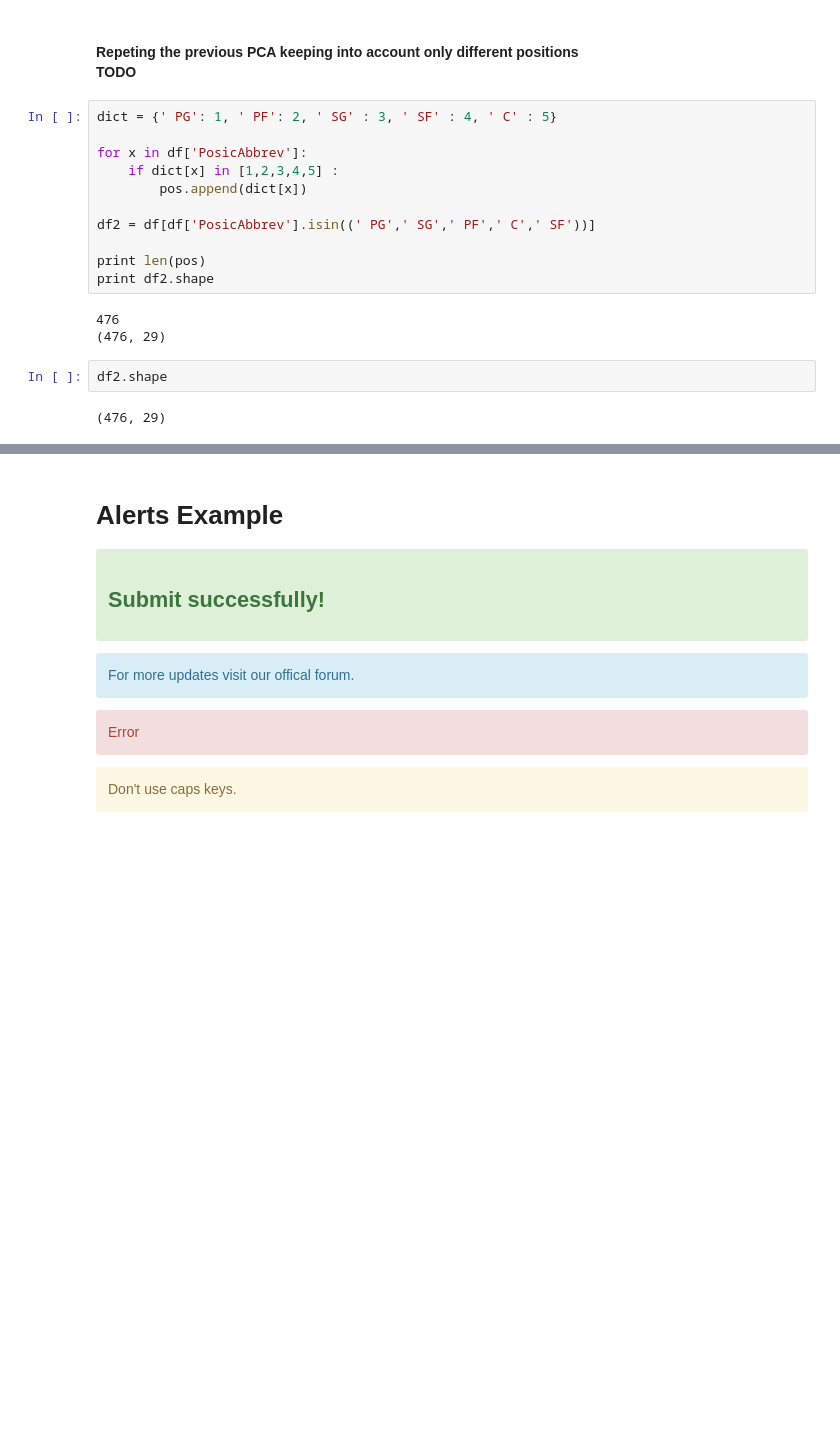
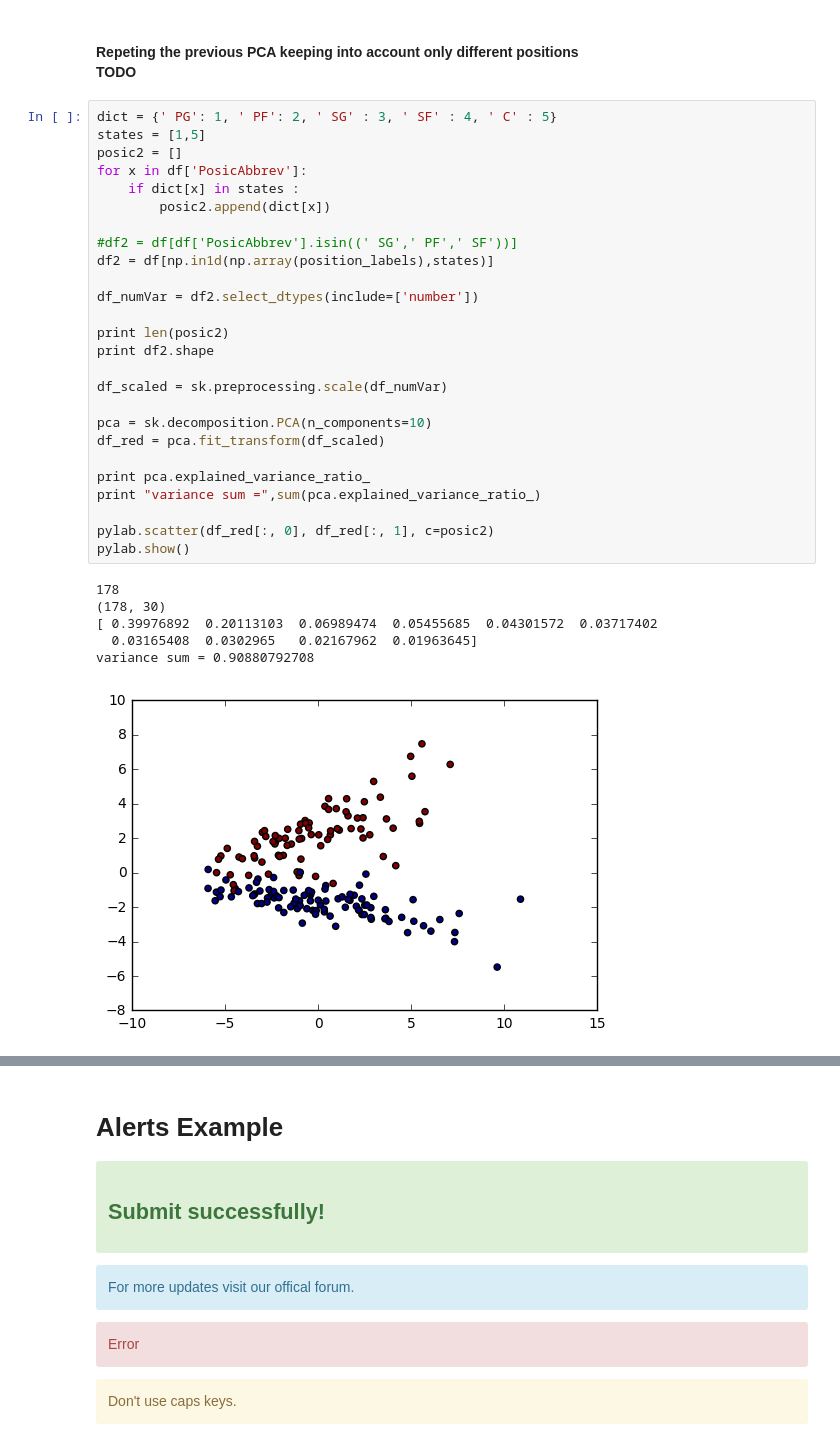
Before and after one commit to Gabriel-Azevedo-Ferreira/TDA-NBA, a Jupyter notebook: notebooks/RDaAH.ipynb, the cells around one changed output, grey strips where cells are left out. Saved outputs shown, nothing was run; the diff lists cells and outputs as text; blank space fills up the shorter version.

```diff
--- a/notebooks/RDaAH.ipynb
+++ b/notebooks/RDaAH.ipynb
@@ -134,19 +139,34 @@ pca_df.head(10)
 <h4 class = "alert alert-warning">Repeting the previous PCA keeping into account only different positions <br/> TODO</h4>
 # %%
 dict = {' PG': 1, ' PF': 2, ' SG' : 3, ' SF' : 4, ' C' : 5}
+states = [1,5]
+posic2 = []
+for x in df['PosicAbbrev']:
+    if dict[x] in states :
+        posic2.append(dict[x])
 
-for x in df['PosicAbbrev']:
-    if dict[x] in [1,2,3,4,5] :
-        pos.append(dict[x])
+#df2 = df[df['PosicAbbrev'].isin((' SG',' PF',' SF'))]
+df2 = df[np.in1d(np.array(position_labels),states)]
 
-df2 = df[df['PosicAbbrev'].isin((' PG',' SG',' PF',' C',' SF'))]
+df_numVar = df2.select_dtypes(include=['number'])
 
-print len(pos)
+print len(posic2)
 print df2.shape
+
+df_scaled = sk.preprocessing.scale(df_numVar)
+
+pca = sk.decomposition.PCA(n_components=10)
+df_red = pca.fit_transform(df_scaled)
+
+print pca.explained_variance_ratio_
+print "variance sum =",sum(pca.explained_variance_ratio_)
+
+pylab.scatter(df_red[:, 0], df_red[:, 1], c=posic2)
+pylab.show()
 # %% [output]
-476
-(476, 29)
+178
+(178, 30)
+[ 0.39976892  0.20113103  0.06989474  0.05455685  0.04301572  0.03717402
+  0.03165408  0.0302965   0.02167962  0.01963645]
+variance sum = 0.90880792708
+[figure, added]
-# %%
-df2.shape
-# %% [output]
-(476, 29)
```
Also changed, not shown: parts of 10 cells of this notebook, 1 other file.
